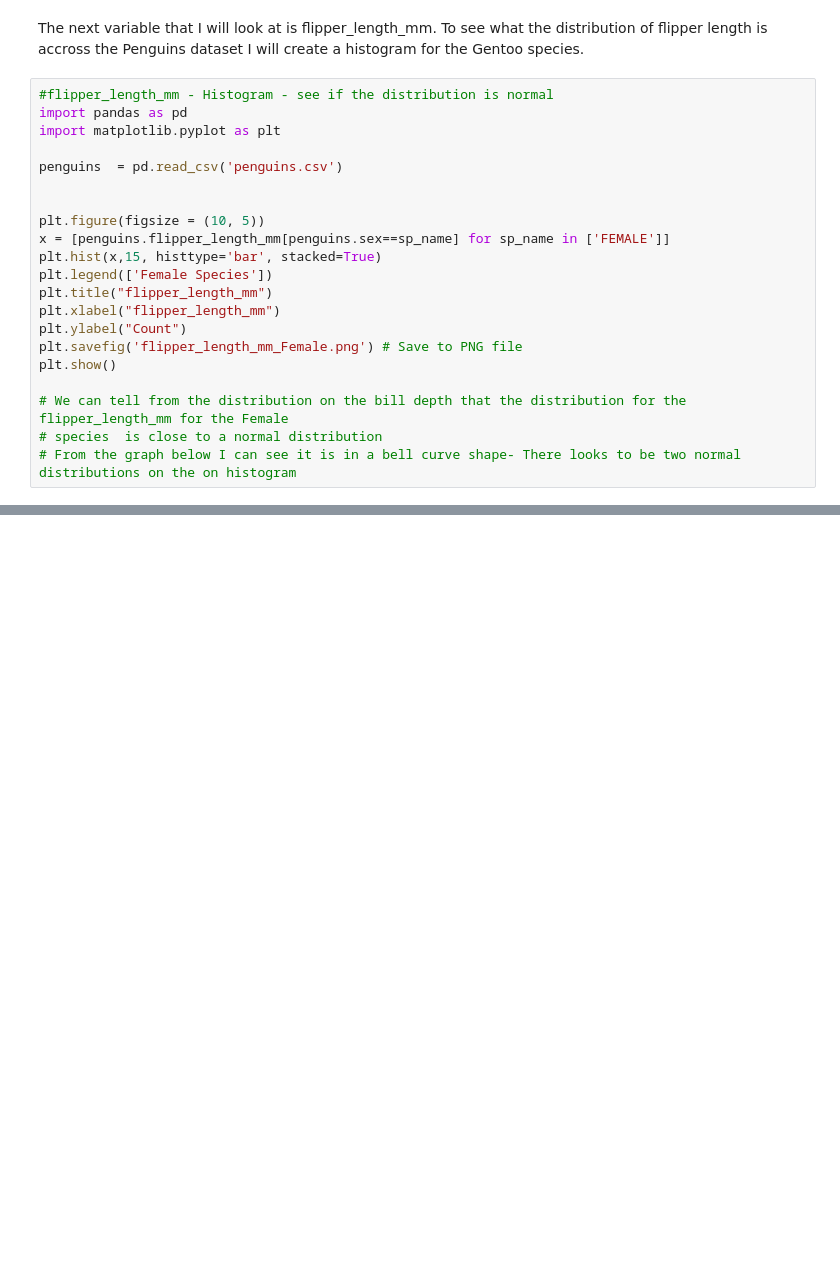
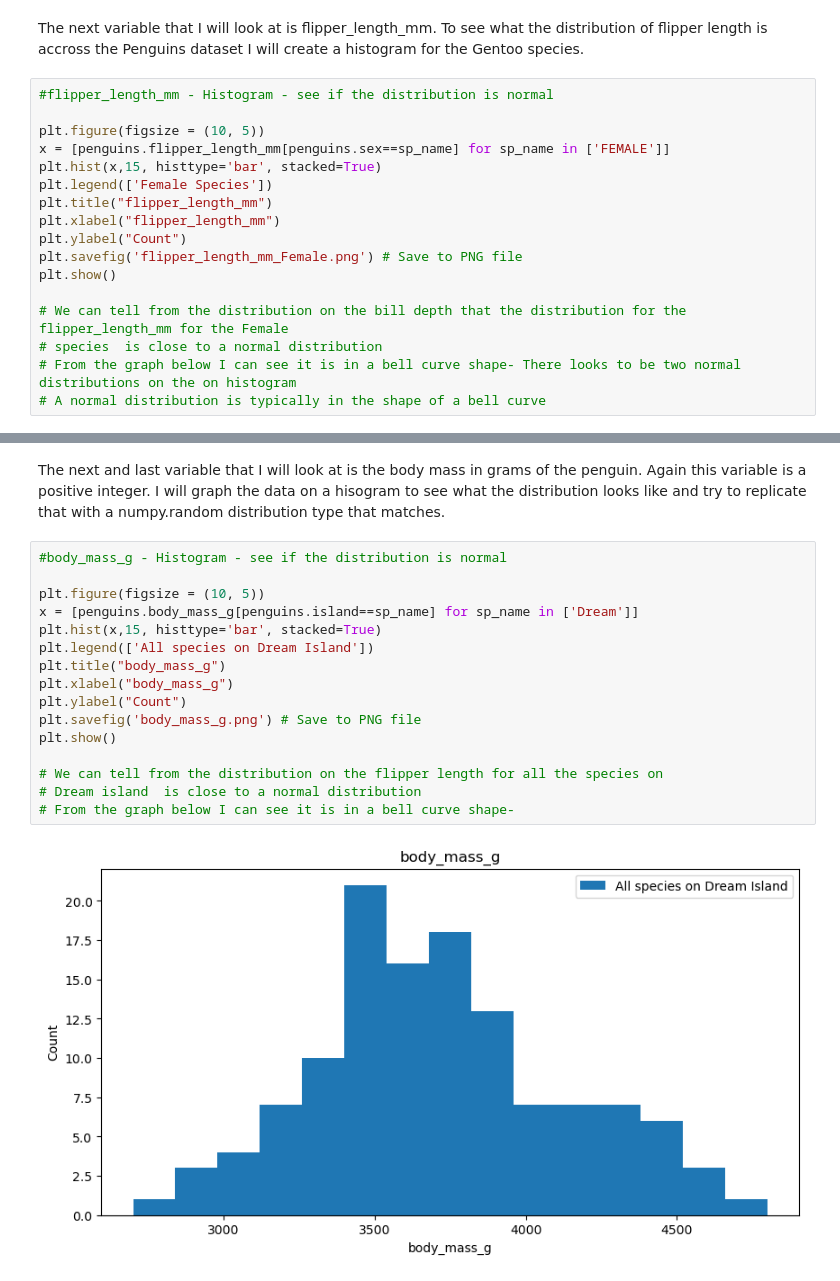
Before and after one commit to AudeAllen/Fundamentals-of-Data-Analysis---Tasks-and-Project, a Jupyter notebook: tasks.ipynb, the cells around one changed output, grey strips where cells are left out. Saved outputs shown, nothing was run; the diff lists cells and outputs as text; blank space fills up the shorter version.

```diff
--- a/tasks.ipynb
+++ b/tasks.ipynb
@@ -478,11 +475,6 @@ plt.show()
 The next variable that I will look at is flipper_length_mm. To see what the distribution of flipper length is accross the Penguins dataset I will create a histogram for the Gentoo species.
 # %%
 #flipper_length_mm - Histogram - see if the distribution is normal
-import pandas as pd
-import matplotlib.pyplot as plt
-
-penguins  = pd.read_csv('penguins.csv')
-
 
 plt.figure(figsize = (10, 5))
 x = [penguins.flipper_length_mm[penguins.sex==sp_name] for sp_name in ['FEMALE']]
@@ -497,4 +489,5 @@ plt.show()
 # We can tell from the distribution on the bill depth that the distribution for the flipper_length_mm for the Female
 # species  is close to a normal distribution
 # From the graph below I can see it is in a bell curve shape- There looks to be two normal distributions on the on histogram
+# A normal distribution is typically in the shape of a bell curve
 # %% [markdown]
@@ -513,3 +506,23 @@ data = np.random.normal(170, 220, 300)
 plt.hist(data, bins=15, density=True, alpha=0.6, color='b')
 
 plt.show()
+# %% [markdown]
+The next and last variable that I will look at is the body mass in grams of the penguin. Again this variable is a positive integer. I will graph the data on a hisogram to see what the distribution looks like and try to replicate that with a numpy.random distribution type that matches.
+# %%
+#body_mass_g - Histogram - see if the distribution is normal
+
+plt.figure(figsize = (10, 5))
+x = [penguins.body_mass_g[penguins.island==sp_name] for sp_name in ['Dream']]
+plt.hist(x,15, histtype='bar', stacked=True)
+plt.legend(['All species on Dream Island'])
+plt.title("body_mass_g")
+plt.xlabel("body_mass_g")
+plt.ylabel("Count")
+plt.savefig('body_mass_g.png') # Save to PNG file
+plt.show()
+
+# We can tell from the distribution on the flipper length for all the species on
+# Dream island  is close to a normal distribution
+# From the graph below I can see it is in a bell curve shape-
+# %% [output]
+[figure, added]
```
Also changed, not shown: parts of 9 cells of this notebook, 3 other files.
